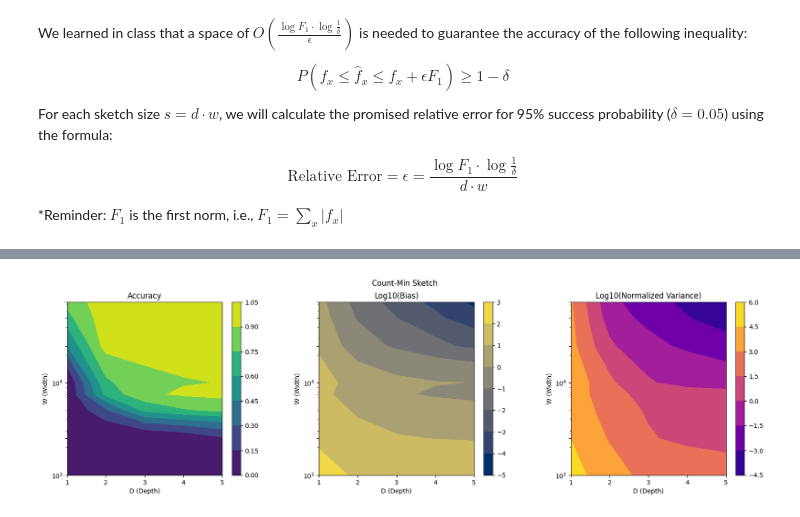
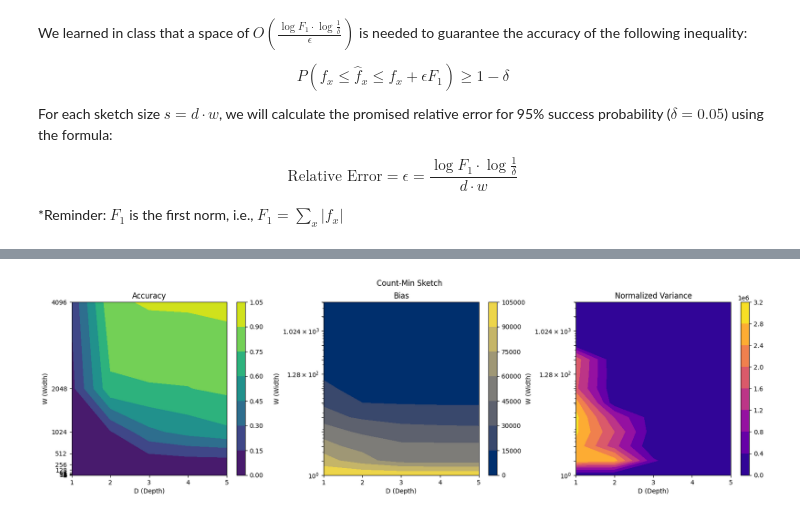
Before and after one commit to Gal-Noy/MSC-Data-Streaming-Algorithms, a Jupyter notebook: FM_CountMin/FM_CountMin.ipynb, the cells around one changed output, grey strips where cells are left out. Saved outputs shown, nothing was run; the diff lists cells and outputs as text; code cells hidden in the pictures.

```diff
--- a/FM_CountMin/FM_CountMin.ipynb
+++ b/FM_CountMin/FM_CountMin.ipynb
@@ -454,7 +456,7 @@ $$
 *Reminder: $F_1$ is the first norm, i.e., $F_1 = \sum_x |f_x|$
 # %%
 D = [1, 2, 3, 4, 5]
-W = [1000, 2500, 5000, 7500, 10000, 25000, 50000, 75000]
+W = [2**i for i in range(13)]
 
 count_min_results = {}
 count_min_relative_errors = np.zeros((len(W), len(D)))
@@ -528,23 +498,47 @@ for d, results in count_min_results.items():
+# %%
+# Top 100 heavy hitters
+heavy_hitters = np.argsort(-np.bincount(stream))[:100]
+heavy_hitters_freqs = np.bincount(stream)[heavy_hitters]
+
+count_min_metrics = {}
+for d, results in count_min_results.items():
+    count_min_metrics[d] = {}
+    for w, freqs_list in results.items():
+        heavy_hitters_estimated_freqs = np.array([freqs_list[i][heavy_hitters] for i in range(NUM_RUNS)])
+        heavy_hitters_estimated_freqs_mean = np.mean(heavy_hitters_estimated_freqs, axis=0)
+
+        accuracies = np.maximum(0, 1 - np.abs(heavy_hitters_estimated_freqs_mean - heavy_hitters_freqs) / heavy_hitters_freqs)
+        accuracy = np.mean(accuracies)
+        biases = np.abs(heavy_hitters_estimated_freqs_mean - heavy_hitters_freqs)
+        bias = np.mean(biases)
+        normalized_variances = np.var(heavy_hitters_estimated_freqs, axis=0) / heavy_hitters_freqs
+        normalized_variance = np.mean(normalized_variances)
+
+        count_min_metrics[d][w] = {
+            "accuracy": accuracy,
+            "bias": bias,
+            "normalized_variance": normalized_variance
+        }
 # %%
 accuracy_grid = np.zeros((len(W), len(D)))
 bias_grid = np.zeros((len(W), len(D)))
 normalized_variance_grid = np.zeros((len(W), len(D)))
 
 for i, d in enumerate(D):
     for j, w in enumerate(W):
-        accuracy_grid[j, i] = metrics[d][w]["accuracy"]
-        bias_grid[j, i] = metrics[d][w]["bias"]
-        normalized_variance_grid[j, i] = metrics[d][w]["normalized_variance"]
+        accuracy_grid[j, i] = count_min_metrics[d][w]["accuracy"]
+        bias_grid[j, i] = count_min_metrics[d][w]["bias"]
+        normalized_variance_grid[j, i] = count_min_metrics[d][w]["normalized_variance"]
 
 plt.figure(figsize=(20, 5))
 plt.suptitle("Count-Min Sketch")
 plt.subplot(1, 3, 1)
-plot_contour(accuracy_grid, "Accuracy", D, W, (D_label, W_label))
+plot_contour(accuracy_grid, "Accuracy", D, W, (D_label, W_label), log_y=False)
 plt.subplot(1, 3, 2)
-plot_contour(bias_grid, "Log10(Bias)", D, W, (D_label, W_label), use_log = True, cmap='cividis')
+plot_contour(bias_grid, "Bias", D, W, (D_label, W_label), cmap='cividis')
 plt.subplot(1, 3, 3)
-plot_contour(normalized_variance_grid, "Log10(Normalized Variance)", D, W, (D_label, W_label), use_log=True, cmap='plasma')
+plot_contour(normalized_variance_grid, "Normalized Variance", D, W, (D_label, W_label), cmap='plasma')
 plt.subplots_adjust(wspace=0.3)
 plt.show()
 # %% [output]
-[figure, old version]
+[figure, new version]
```
Also changed, not shown: parts of 6 cells of this notebook.
